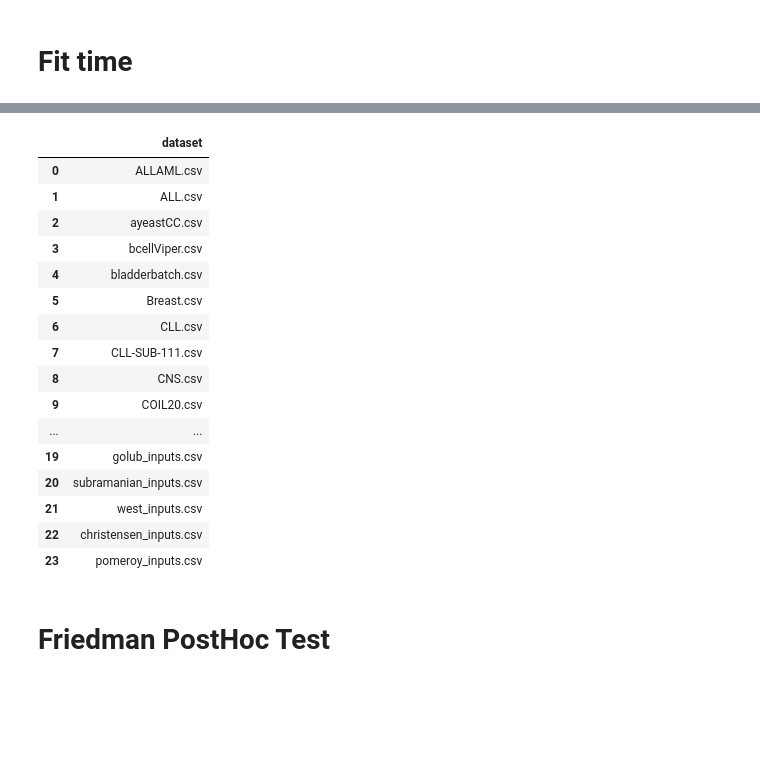
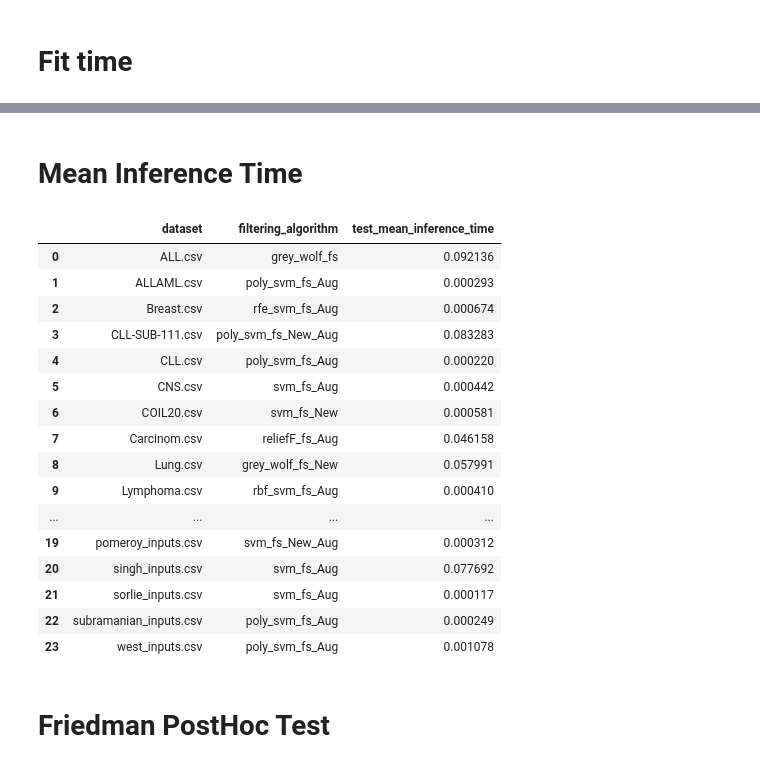
Before and after one commit to TzviLederer/feature-selection, a Jupyter notebook: analyse_results.ipynb, the cells around one changed output, grey strips where cells are left out. Cells and saved outputs as stored; diff of their text form; code cells hidden in the pictures; blank space fills up the shorter version.

```diff
--- a/analyse_results.ipynb
+++ b/analyse_results.ipynb
@@ -191,41 +153,33 @@ res_df
-# %%
-metric_col = 'test_feature_selector_fit_time'
-
-res = {d: {} for d in df.dataset.unique()}
-improvements_fs = list(df['filtering_algorithm'][df['filtering_algorithm'].str.endswith('_Aug')].unique())
-for new_fs in improvements_fs:
-    org_fs = new_fs[:-len('_Aug')]
-    mean_df = df[df['filtering_algorithm'].isin([org_fs,new_fs])].groupby(['dataset', 'filtering_algorithm']).max()[metric_col].reset_index()
-    for dataset in mean_df.dataset.unique():
-        ds_df = mean_df[mean_df['dataset'] == dataset]
-        org_metric = ds_df[ds_df['filtering_algorithm'] == org_fs][metric_col].iloc[0]
-        new_metric = ds_df[ds_df['filtering_algorithm'] == new_fs][metric_col].iloc[0]
-        if new_metric < org_metric:
-            res[dataset].update({f'better_{org_fs}': 'Augmented', f'better_{org_fs}_percentage': 100 * (1 - new_metric / org_metric)})
-        elif new_metric > org_metric:
-            res[dataset].update({f'better_{org_fs}': 'Original', f'better_{org_fs}_percentage': 100 * (1 - org_metric / new_metric)})
-        else:
-            res[dataset].update({f'better_{org_fs}': 'Equal'})
-res_df = pd.DataFrame([{'dataset': d, **v} for d, v in res.items()])
-res_df
-# %% [output]
-|  | dataset |
-| 0 | ALLAML.csv |
-| 1 | ALL.csv |
-| 2 | ayeastCC.csv |
-| 3 | bcellViper.csv |
-| 4 | bladderbatch.csv |
-| 5 | Breast.csv |
-| 6 | CLL.csv |
-| 7 | CLL-SUB-111.csv |
-| 8 | CNS.csv |
-| 9 | COIL20.csv |
-| ... | ... |
-| 19 | golub_inputs.csv |
-| 20 | subramanian_inputs.csv |
-| 21 | west_inputs.csv |
-| 22 | christensen_inputs.csv |
-| 23 | pomeroy_inputs.csv |
+# %% [markdown]
+# Mean Inference Time
+# %%
+metric_col = 'test_mean_inference_time'
+
+mean_df = df.groupby(['dataset', 'filtering_algorithm']).max()[metric_col].reset_index()
+
+min_df = mean_df.groupby(['dataset']).min()[metric_col].reset_index()
+
+min_df = min_df.apply(lambda row: mean_df[(mean_df['dataset'] == row['dataset'])
+                                             & (mean_df[metric_col] == row[metric_col])].iloc[0], axis=1)
+min_df
+# %% [output]
+|  | dataset | filtering_algorithm | test_mean_inference_time |
+| 0 | ALL.csv | grey_wolf_fs | 0.092136 |
+| 1 | ALLAML.csv | poly_svm_fs_Aug | 0.000293 |
+| 2 | Breast.csv | rfe_svm_fs_Aug | 0.000674 |
+| 3 | CLL-SUB-111.csv | poly_svm_fs_New_Aug | 0.083283 |
+| 4 | CLL.csv | poly_svm_fs_Aug | 0.000220 |
+| 5 | CNS.csv | svm_fs_Aug | 0.000442 |
+| 6 | COIL20.csv | svm_fs_New | 0.000581 |
+| 7 | Carcinom.csv | reliefF_fs_Aug | 0.046158 |
+| 8 | Lung.csv | grey_wolf_fs_New | 0.057991 |
+| 9 | Lymphoma.csv | rbf_svm_fs_Aug | 0.000410 |
+| ... | ... | ... | ... |
+| 19 | pomeroy_inputs.csv | svm_fs_New_Aug | 0.000312 |
+| 20 | singh_inputs.csv | svm_fs_Aug | 0.077692 |
+| 21 | sorlie_inputs.csv | svm_fs_Aug | 0.000117 |
+| 22 | subramanian_inputs.csv | poly_svm_fs_Aug | 0.000249 |
+| 23 | west_inputs.csv | poly_svm_fs_Aug | 0.001078 |
 # %% [markdown]
 # Friedman PostHoc Test
 # %%
```
Also changed, not shown: parts of 6 cells of this notebook, 2 other files.
